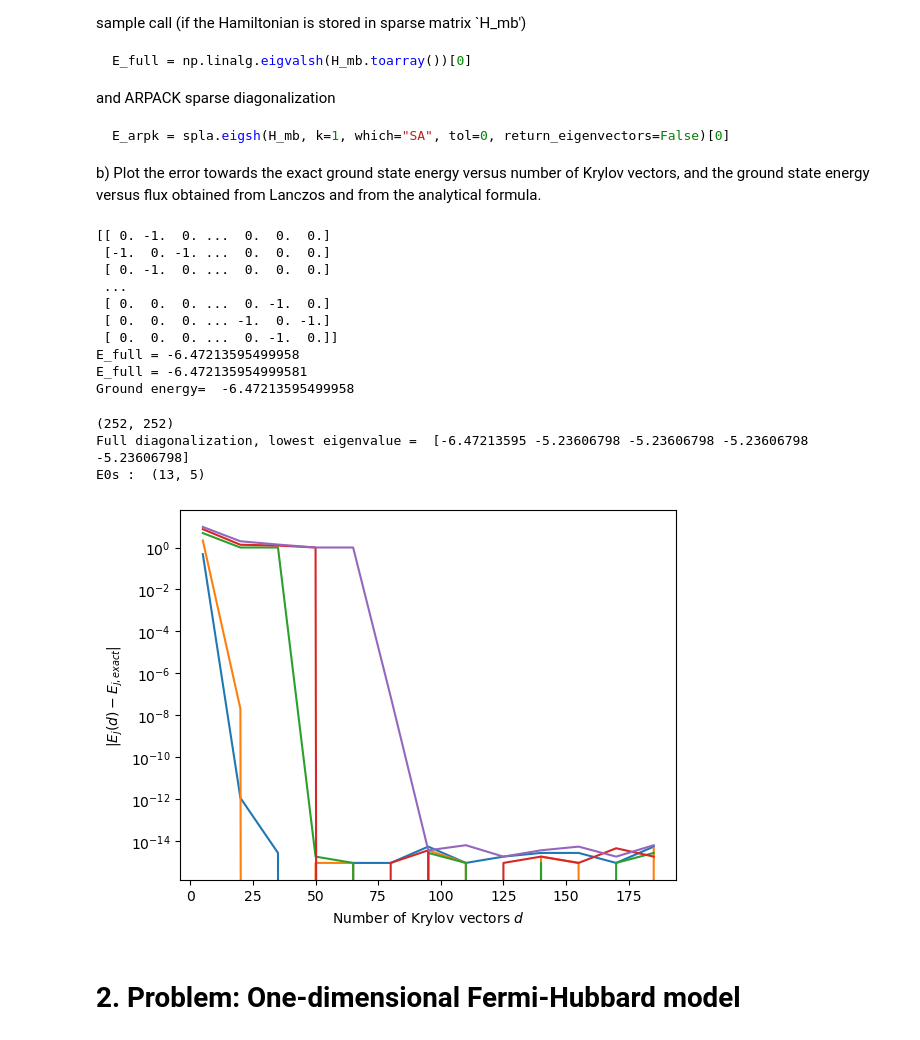
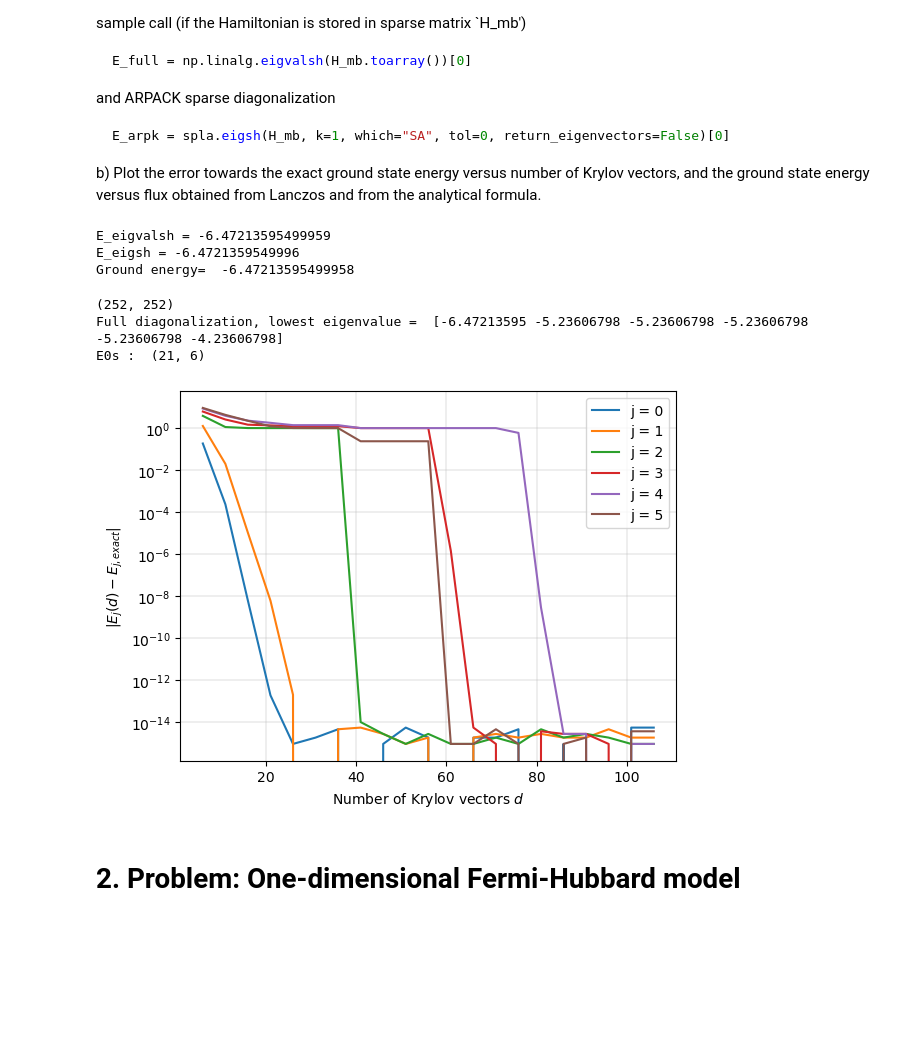
Before and after one commit to Glorieux-Victor/NMQS-TP-Victor-Glorieux, a Jupyter notebook: tp1.ipynb, the cells around one changed output. Drawn from its saved outputs; the diff is of its cells as text; code cells hidden in the pictures; blank space fills up the shorter version.

```diff
--- a/tp1.ipynb
+++ b/tp1.ipynb
@@ -492,17 +490,25 @@ def h_fermion_ring(L, N, t=1.0, dtype=np.complex128):
                 sign *= (-1)**(count_below(dst, s1))   # string of cdag_dst
                 b     = indices[cdag(dst,s1)] #find the entry
 
-                H[b, a] += amp * sign #fill the H matrix
+                #H[b, a] += amp * sign #fill the H matrix
+
+                rows.append(b)
+                cols.append(a)
+                vals.append(amp * sign)
+
+
     #
     #
     # Assign matrix elements (stored in sparse format as shown in the line right below)
     # according to the pseudocode above.
     #
     #
-    H_= H
+    #H_= H #to see the matrix
     H = sp.coo_matrix((vals, (rows, cols)), shape=(dim, dim), dtype=np.complex128).tocsr()
     H.sum_duplicates()
-    return H_,H.astype(dtype), states,H
+
+    #return H.astype(dtype), states,H_
+    return H.astype(dtype), states
 # %% [markdown]
 ## Physics questions for Problem 1
 a) Check that the ground state energy matches the analytical form as well as that returned by full diagonalization with sample call (if the Hamiltonian is stored in sparse matrix `H_mb')
@@ -517,59 +523,50 @@ b) Plot the error towards the exact ground state energy versus number of Krylov
 # %%
 # Solution for a) Simple checks
 
-L = 10
+L = 10 #max 23 for N=5.
 N = 5
 
 H_tot = h_fermion_ring(L, N)
-print(H_tot[0])
-H_mb = H_tot[3]
-H = H_tot[0]
-E_full = np.linalg.eigvalsh(H)
-E_arpk = spla.eigsh(H, k=1, which="SA", tol=0, return_eigenvectors=False)[0]
+H_mb = H_tot[0]
+E_full = np.linalg.eigvalsh(H_mb.toarray())
+E_arpk = spla.eigsh(H_mb, k=1, which="SA", tol=0, return_eigenvectors=False)[0] #Lanczos algorithm
 
 
-print('E_full =',E_full[0])
-print('E_full =',E_arpk)
+print('E_eigvalsh =',E_full[0])
+print('E_eigsh =',E_arpk)
 print('Ground energy= ', free_fermion_E0(L, N, t=1.0))
 # %% [output]
-[[ 0. -1.  0. ...  0.  0.  0.]
- [-1.  0. -1. ...  0.  0.  0.]
- [ 0. -1.  0. ...  0.  0.  0.]
- ...
- [ 0.  0.  0. ...  0. -1.  0.]
- [ 0.  0.  0. ... -1.  0. -1.]
- [ 0.  0.  0. ...  0. -1.  0.]]
-E_full = -6.47213595499958
-E_full = -6.472135954999581
+E_eigvalsh = -6.47213595499959
+E_eigsh = -6.4721359549996
 Ground energy=  -6.47213595499958
 # %%
 # Solution for b) Plots
 # --- benchmark: Lanczos vs full ED on the many-body Hamiltonian ------------------
 
+print(np.shape(H_mb))
+lanczos_data=lanczos(H_mb, 100, k=1, dtype=np.complex128, seed=1, gs_passes=2  )
 
-sample_H = H
-print(np.shape(sample_H))
-lanczos_data=lanczos( sample_H, 1000, k=1, dtype=np.complex128, seed=1, gs_passes=2  )
+firstk=6 # first k eigenvalues will be studied below
 
-ds = np.array(range(5,200,15))
-
-firstk=5 # first k eigenvalues will be studied below
+ds = np.array(range(firstk,110,5))
 
 E0s= np.array([ritz(lanczos_data,d)[0][:firstk] for d in ds])
-E0eigh= np.linalg.eigh(sample_H)[0][:firstk]
+E0eigh= np.linalg.eigh(H_mb.toarray())[0][:firstk]
 print("Full diagonalization, lowest eigenvalue = ", E0eigh)
 print('E0s : ',E0s.shape)
 %matplotlib inline
-plt.plot( ds, np.abs(E0s-E0eigh))
+plt.plot( ds, np.abs(E0s-E0eigh),label = ['j = {}'.format(i) for i in range(firstk)])
 plt.xlabel(r"Number of Krylov vectors $d$")
 plt.ylabel(r"$|E_j(d) - E_{j,exact}|$")
 plt.yscale('log')
+plt.grid(lw=0.3)
+plt.legend()
 plt.show()
 # %% [output]
 (252, 252)
-Full diagonalization, lowest eigenvalue =  [-6.47213595 -5.23606798 -5.23606798 -5.23606798 -5.23606798]
-E0s :  (13, 5)
+Full diagonalization, lowest eigenvalue =  [-6.47213595 -5.23606798 -5.23606798 -5.23606798 -5.23606798 -4.23606798]
+E0s :  (21, 6)
-[figure, old version]
+[figure, new version]
 # %% [markdown]
 # 2. Problem: One-dimensional Fermi-Hubbard model
 # %% [markdown]
```
Also changed, not shown: parts of 9 cells of this notebook, 2 other files.
